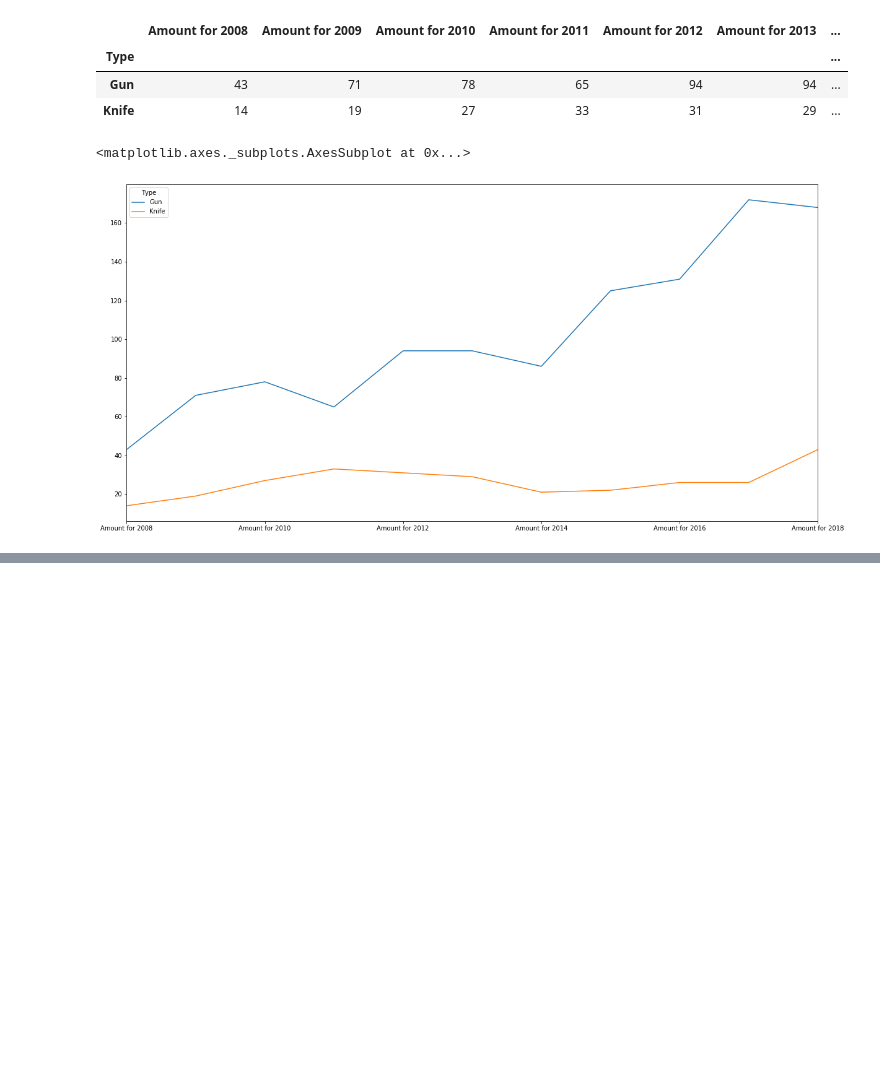
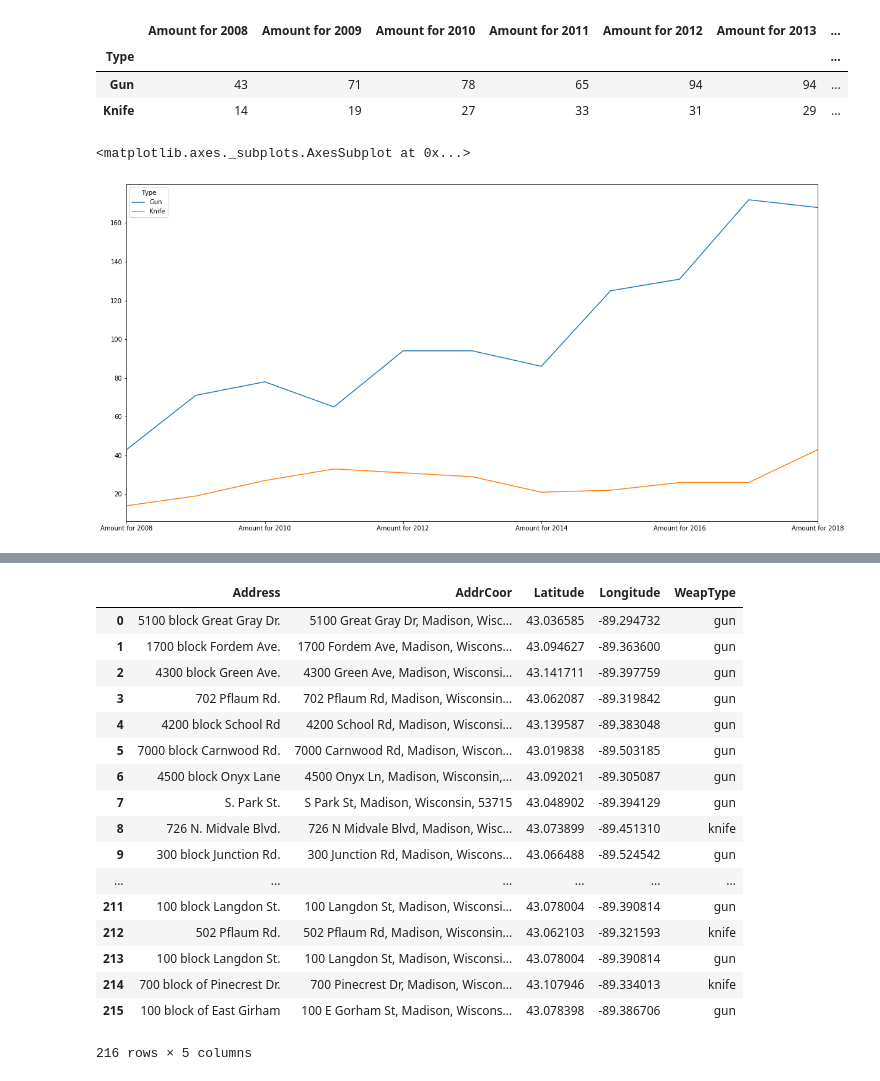
Before and after one commit to LeonTan828/Madcity_Proj, a Jupyter notebook: Incident Details.ipynb, the cells around one changed output, grey strips where cells are left out. Cells and saved outputs as stored; diff of their text form; code cells hidden in the pictures; blank space fills up the shorter version.

```diff
--- a/Incident Details.ipynb
+++ b/Incident Details.ipynb
@@ -1370,30 +1454,39 @@ for i, row in y2011wv.iterrows():
 
     if "gun" in row["Details"]:
         gun += 1
+        y2011wv.loc[i, "WeapType"] = "gun"
 
     elif "shots" in row["Details"]:
         gun += 1
+        y2011wv.loc[i, "WeapType"] = "gun"
 
     elif "shot" in row["Details"]:
         gun += 1
+        y2011wv.loc[i, "WeapType"] = "gun"
 
     elif "fired" in row["Details"]:
         gun += 1
+        y2011wv.loc[i, "WeapType"] = "gun"
 
     elif "shooting" in row["Details"]:
         gun += 1
+        y2011wv.loc[i, "WeapType"] = "gun"
 
     elif "knife" in row["Details"]:
         knife += 1
+        y2011wv.loc[i, "WeapType"] = "knife"
 
     elif "stabbed" in row["Details"]:
         knife += 1
+        y2011wv.loc[i, "WeapType"] = "knife"
 
     elif "stab" in row["Details"]:
         knife += 1
+        y2011wv.loc[i, "WeapType"] = "knife"
 
     elif "cut" in row["Details"]:
         knife += 1
+        y2011wv.loc[i, "WeapType"] = "knife"
 
     else:
         print(row["Details"])
@@ -1436,30 +1529,39 @@ for i, row in y2010wv.iterrows():
 
     if "gun" in row["Details"]:
         gun += 1
+        y2010wv.loc[i, "WeapType"] = "gun"
 
     elif "shots" in row["Details"]:
         gun += 1
+        y2010wv.loc[i, "WeapType"] = "gun"
 
     elif "shot" in row["Details"]:
         gun += 1
+        y2010wv.loc[i, "WeapType"] = "gun"
 
     elif "fired" in row["Details"]:
         gun += 1
+        y2010wv.loc[i, "WeapType"] = "gun"
 
     elif "shooting" in row["Details"]:
         gun += 1
+        y2010wv.loc[i, "WeapType"] = "gun"
 
     elif "knife" in row["Details"]:
         knife += 1
+        y2010wv.loc[i, "WeapType"] = "knife"
 
     elif "stabbed" in row["Details"]:
         knife += 1
+        y2010wv.loc[i, "WeapType"] = "knife"
 
     elif "stab" in row["Details"]:
         knife += 1
+        y2010wv.loc[i, "WeapType"] = "knife"
 
     elif "cut" in row["Details"]:
         knife += 1
+        y2010wv.loc[i, "WeapType"] = "knife"
 
     else:
         print(row["Details"])
@@ -1504,30 +1606,39 @@ for i, row in y2008wv.iterrows():
 
     if "gun" in row["Details"]:
         gun += 1
+        y2008wv.loc[i, "WeapType"] = "gun"
 
     elif "shots" in row["Details"]:
         gun += 1
+        y2008wv.loc[i, "WeapType"] = "gun"
 
     elif "shot" in row["Details"]:
         gun += 1
+        y2008wv.loc[i, "WeapType"] = "gun"
 
     elif "fired" in row["Details"]:
         gun += 1
+        y2008wv.loc[i, "WeapType"] = "gun"
 
     elif "shooting" in row["Details"]:
         gun += 1
+        y2008wv.loc[i, "WeapType"] = "gun"
 
     elif "knife" in row["Details"]:
         knife += 1
+        y2008wv.loc[i, "WeapType"] = "knife"
 
     elif "stabbed" in row["Details"]:
         knife += 1
+        y2008wv.loc[i, "WeapType"] = "knife"
 
     elif "stab" in row["Details"]:
         knife += 1
+        y2008wv.loc[i, "WeapType"] = "knife"
 
     elif "cut" in row["Details"]:
         knife += 1
+        y2008wv.loc[i, "WeapType"] = "knife"
 
     else:
         print(row["Details"])
@@ -1574,30 +1685,39 @@ for i, row in y2009wv.iterrows():
 
     if "gun" in row["Details"]:
         gun += 1
+        y2009wv.loc[i, "WeapType"] = "gun"
 
     elif "shots" in row["Details"]:
         gun += 1
+        y2009wv.loc[i, "WeapType"] = "gun"
 
     elif "shot" in row["Details"]:
         gun += 1
+        y2009wv.loc[i, "WeapType"] = "gun"
 
     elif "fired" in row["Details"]:
         gun += 1
+        y2009wv.loc[i, "WeapType"] = "gun"
 
     elif "shooting" in row["Details"]:
         gun += 1
+        y2009wv.loc[i, "WeapType"] = "gun"
 
     elif "knife" in row["Details"]:
         knife += 1
+        y2009wv.loc[i, "WeapType"] = "knife"
 
     elif "stabbed" in row["Details"]:
         knife += 1
+        y2009wv.loc[i, "WeapType"] = "knife"
 
     elif "stab" in row["Details"]:
         knife += 1
+        y2009wv.loc[i, "WeapType"] = "knife"
 
     elif "cut" in row["Details"]:
         knife += 1
+        y2009wv.loc[i, "WeapType"] = "knife"
 
     else:
         print(row["Details"])
@@ -1666,0 +1808,26 @@ axVioType
+# %%
+tempfile2018 = pandas.read_csv("WeaponVio2018.csv")
+
+for i, row in tempfile2018.iterrows():
+    tempfile2018.loc[i, "WeapType"] = y2018wv.loc[i, "WeapType"]
+
+tempfile2018
+# %% [output]
+|  | Address | AddrCoor | Latitude | Longitude | WeapType |
+| 0 | 5100 block Great Gray Dr. | 5100 Great Gray Dr, Madison, Wisc... | 43.036585 | -89.294732 | gun |
+| 1 | 1700 block Fordem Ave. | 1700 Fordem Ave, Madison, Wiscons... | 43.094627 | -89.363600 | gun |
+| 2 | 4300 block Green Ave. | 4300 Green Ave, Madison, Wisconsi... | 43.141711 | -89.397759 | gun |
+| 3 | 702 Pflaum Rd. | 702 Pflaum Rd, Madison, Wisconsin... | 43.062087 | -89.319842 | gun |
+| 4 | 4200 block School Rd | 4200 School Rd, Madison, Wisconsi... | 43.139587 | -89.383048 | gun |
+| 5 | 7000 block Carnwood Rd. | 7000 Carnwood Rd, Madison, Wiscon... | 43.019838 | -89.503185 | gun |
+| 6 | 4500 block Onyx Lane | 4500 Onyx Ln, Madison, Wisconsin,... | 43.092021 | -89.305087 | gun |
+| 7 | S. Park St. | S Park St, Madison, Wisconsin, 53715 | 43.048902 | -89.394129 | gun |
+| 8 | 726 N. Midvale Blvd. | 726 N Midvale Blvd, Madison, Wisc... | 43.073899 | -89.451310 | knife |
+| 9 | 300 block Junction Rd. | 300 Junction Rd, Madison, Wiscons... | 43.066488 | -89.524542 | gun |
+| ... | ... | ... | ... | ... | ... |
+| 211 | 100 block Langdon St. | 100 Langdon St, Madison, Wisconsi... | 43.078004 | -89.390814 | gun |
+| 212 | 502 Pflaum Rd. | 502 Pflaum Rd, Madison, Wisconsin... | 43.062103 | -89.321593 | knife |
+| 213 | 100 block Langdon St. | 100 Langdon St, Madison, Wisconsi... | 43.078004 | -89.390814 | gun |
+| 214 | 700 block of Pinecrest Dr. | 700 Pinecrest Dr, Madison, Wiscon... | 43.107946 | -89.334013 | knife |
+| 215 | 100 block of East Girham | 100 E Gorham St, Madison, Wiscons... | 43.078398 | -89.386706 | gun |
+216 rows × 5 columns
```
Also changed, not shown: parts of 20 cells of this notebook, 17 other files.
